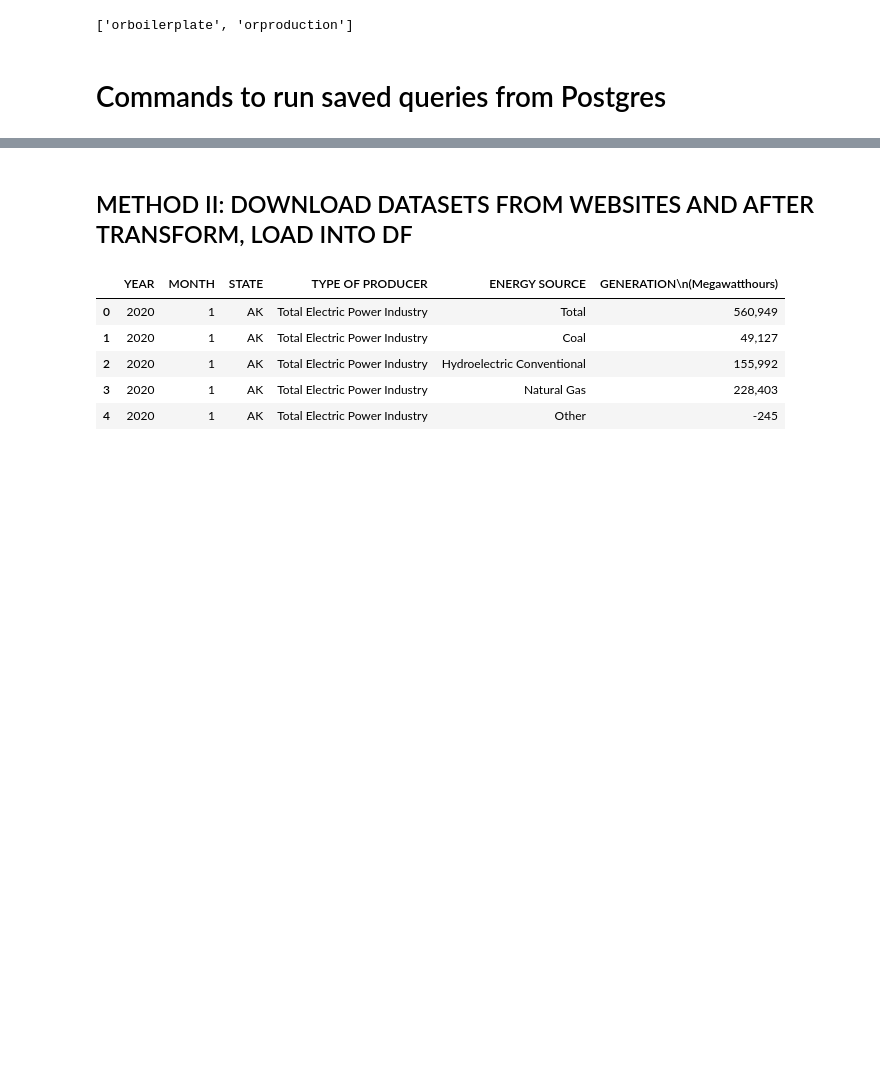
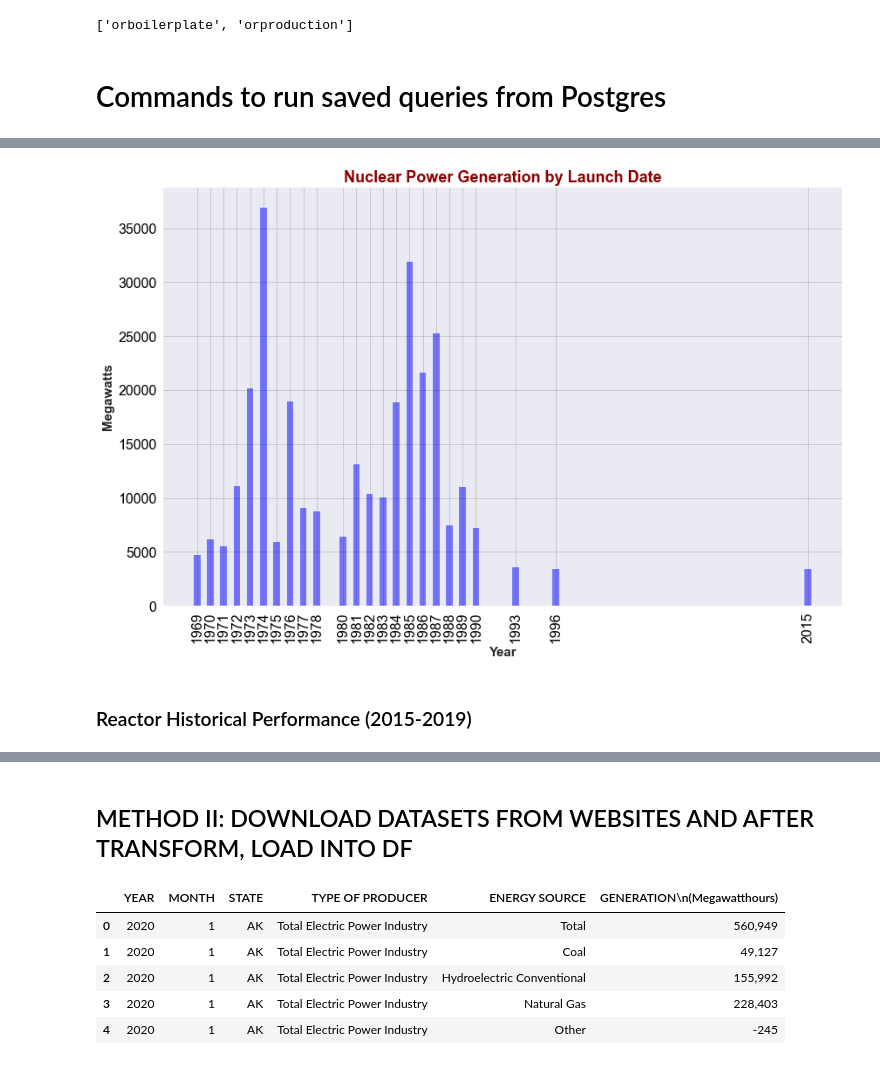
Before and after one commit to fbarillas08/ETL_Project_NuclearPowerPlants_in_the_USA, a Jupyter notebook: FAB_Project2_NuclearPower.ipynb, the cells around one changed output, grey strips where cells are left out. Saved outputs shown, nothing was run; the diff lists cells and outputs as text; code cells hidden in the pictures; blank space fills up the shorter version.

```diff
--- a/FAB_Project2_NuclearPower.ipynb
+++ b/FAB_Project2_NuclearPower.ipynb
@@ -79,0 +140,26 @@ query.close()
+# %%
+# Nuclear Power Generation by Lauch Year
+x_axis = AddedCap_By_Year_df['Launch Date']
+y_values=AddedCap_By_Year_df['MW Capacity']
+
+tick_locations = [value for value in x_axis]
+
+fig2 = plt.figure(figsize =(12,8))
+plt.bar(x_axis, y_values, color = 'blue', alpha = 0.50, align = "center", width = 0.5)
+plt.title("Nuclear Power Generation by Launch Date", fontsize = 18, fontweight ='bold', color='darkred')
+plt.xlabel("Year", fontsize = 15, fontweight ='bold')
+plt.ylabel("Megawatts", fontsize = 15, fontweight ='bold')
+
+plt.xticks(x_axis, fontsize = 16, color = 'k', rotation = 90)
+plt.yticks(fontsize = 16, color = 'k', rotation = 0)
+
+plt.grid(color='k', alpha = 0.15)
+
+plt.tight_layout(pad=0.8, w_pad=1.4, h_pad=1.0)
+
+plt.savefig("Generation_DOB.png")
+plt.show()
+# %% [output]
+[figure, added]
+# %% [markdown]
+### Reactor Historical Performance (2015-2019)
```
Also changed, not shown: parts of 64 cells of this notebook, 14 other files.
